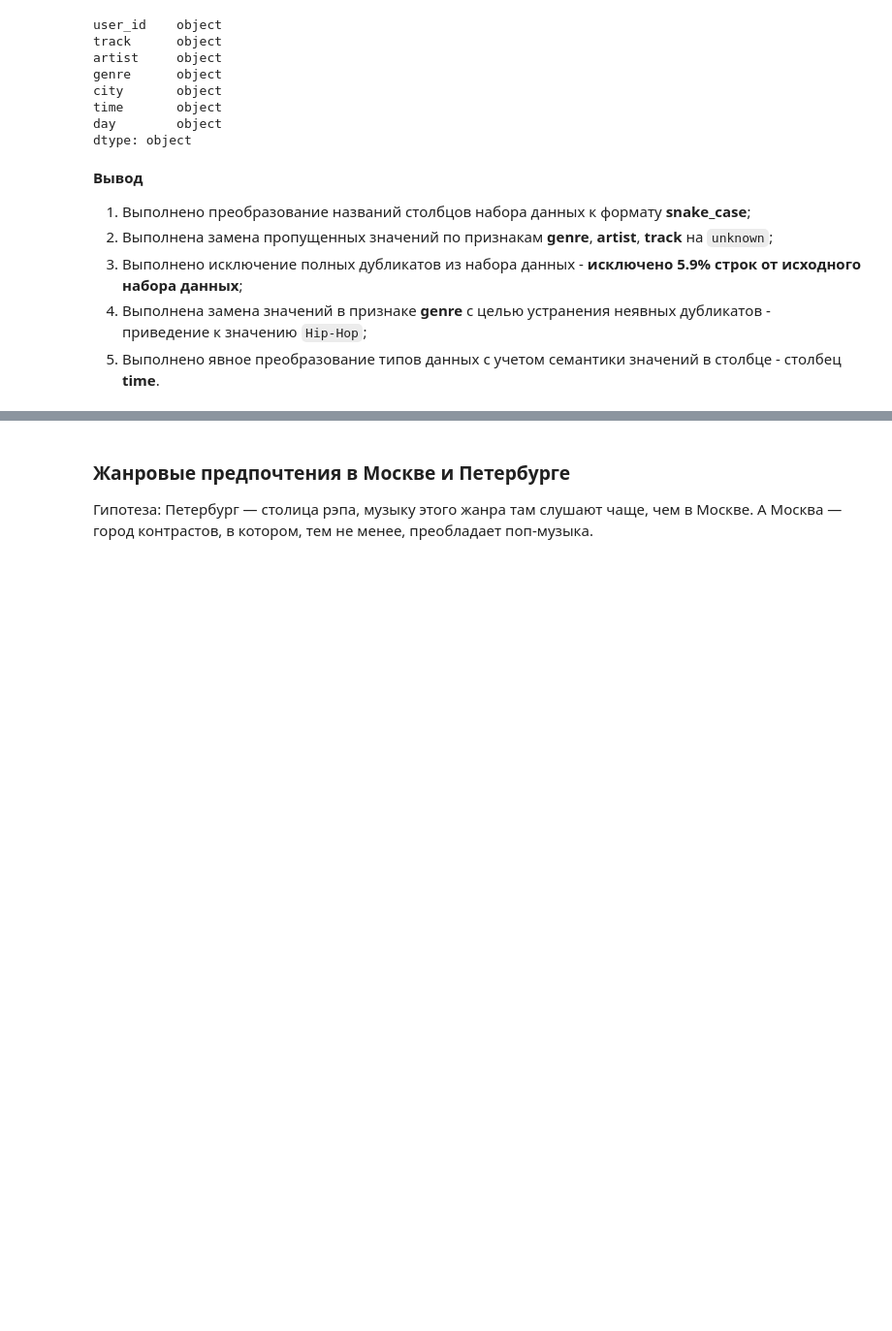
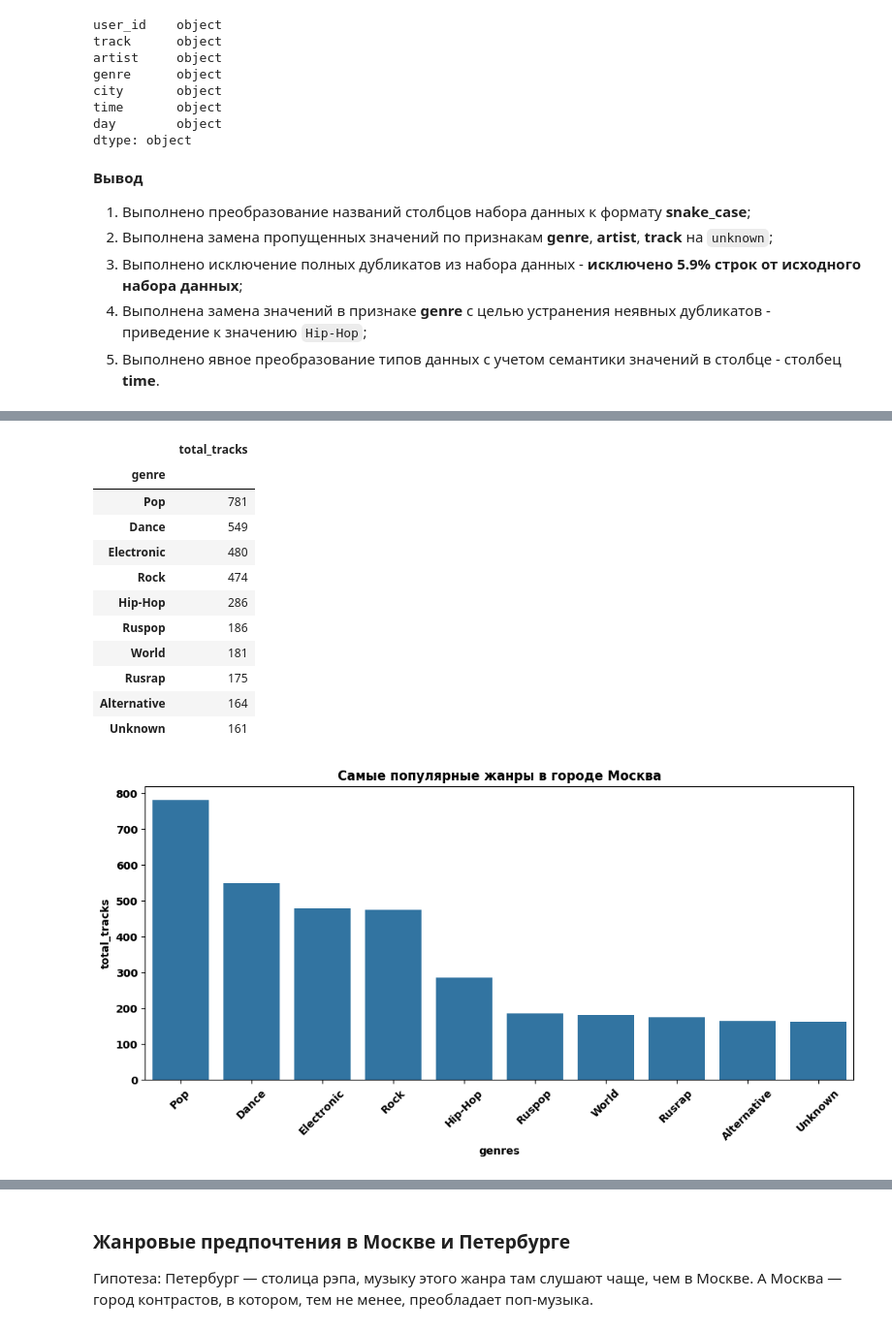
Before and after one commit to MrKostas/Yandex-Praktikum_Data-Analyst-projects, a Jupyter notebook: notebooks/DA_PetProject 1_The Music of big Cities.ipynb, the cells around one changed output, grey strips where cells are left out. Shown at 97% size. Cells and saved outputs as stored; diff of their text form; code cells hidden in the pictures; blank space fills up the shorter version.

```diff
--- a/notebooks/DA_PetProject 1_The Music of big Cities.ipynb
+++ b/notebooks/DA_PetProject 1_The Music of big Cities.ipynb
@@ -470,0 +449,54 @@ genre_weekday(spb_general, 'Friday', '17:00', '23:00')
+# %%
+# инициализация перменных для хранения информации по каждому городу
+
+moscow_general = data[data['city'] == 'Moscow']
+spb_general = data[data['city'] == 'Saint-Petersburg']
+# %%
+# инициализация пользовательской функции формирования отчета по статистике жанров во временной промежуток
+from turtle import title
+
+
+def genre_weekday(df : pd.DataFrame, weekday : str, time1 : str, time2 : str, city_title : str) -> None:
+
+    start_time = datetime.strptime(time1, '%H:%M').time()
+    end_time = datetime.strptime(time2, '%H:%M').time()
+
+    mask = (
+        df['day'].eq(weekday)
+        & df['time'].ge(start_time)
+        & df['time'].lt(end_time)
+    )
+
+    df_filtered = df.loc[mask]
+
+    genre_pivot = df_filtered.groupby('genre').agg({'track' : 'count'}).sort_values(by = 'track', ascending = False).head(10)
+    genre_pivot.columns = ['total_tracks']
+    display(genre_pivot)
+
+    plt.figure(figsize=(12, 5))
+    ax = sns.barplot(
+        genre_pivot,
+        x = 'genre',
+        y = 'total_tracks'
+
+    )
+    ax.set(xlabel='genres', ylabel='total_tracks', title = f'Самые популярные жанры в городе {city_title}')
+    plt.xticks(rotation = 45)
+    plt.show()
+# %%
+# вывод информации о популярных жанрах в Москве утром понедельника
+genre_weekday(moscow_general, 'Monday', '07:00', '11:00', 'Москва')
+# %% [output]
+|  | total_tracks |
+| genre |  |
+| Pop | 781 |
+| Dance | 549 |
+| Electronic | 480 |
+| Rock | 474 |
+| Hip-Hop | 286 |
+| Ruspop | 186 |
+| World | 181 |
+| Rusrap | 175 |
+| Alternative | 164 |
+| Unknown | 161 |
+[figure, added]
```
Also changed, not shown: parts of 69 cells of this notebook.
